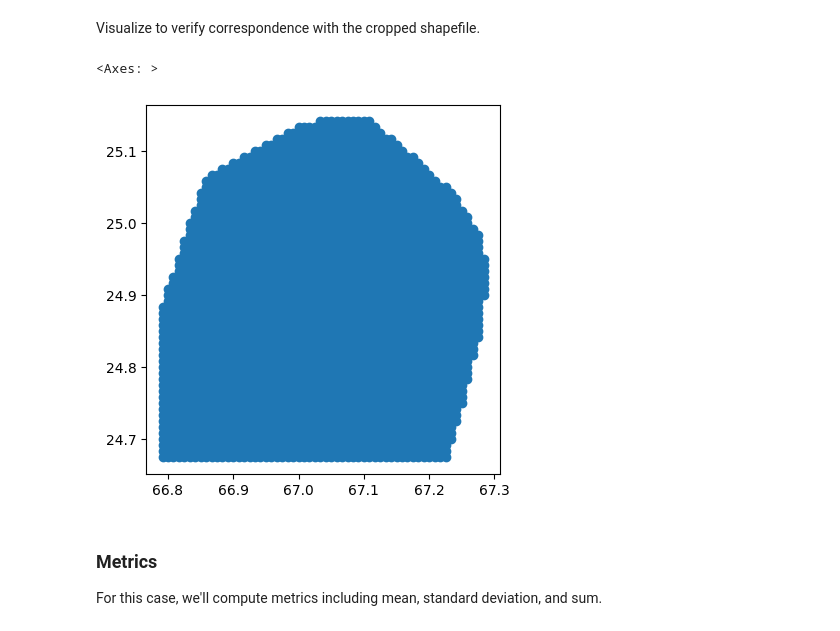
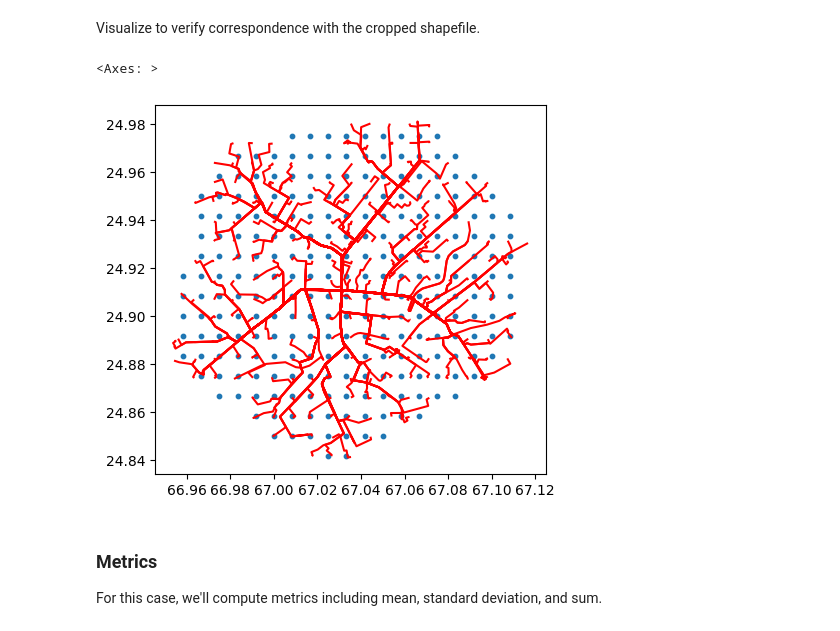
Before and after one commit to TJhon/python-raster-crop, a Jupyter notebook: tutorials/reference.ipynb, the cells around one changed output. Saved outputs shown, nothing was run; the diff lists cells and outputs as text; code cells hidden in the pictures.

```diff
--- a/tutorials/reference.ipynb
+++ b/tutorials/reference.ipynb
@@ -342,10 +342,12 @@ points_inside
 # %% [markdown]
 Visualize to verify correspondence with the cropped shapefile.
-# %%
-points_inside.plot()
-# %% [output]
-<Axes: >
-[figure, removed]
+# %%
+
+plt.scatter('x', 'y', data = points_inside, s=10)
+karachi_df.plot(ax = plt.gca(), edgecolor='red')
+# %% [output]
+<Axes: >
+[figure, added]
 # %% [markdown]
 ### Metrics
 
```
Also changed, not shown: parts of 3 cells of this notebook.
